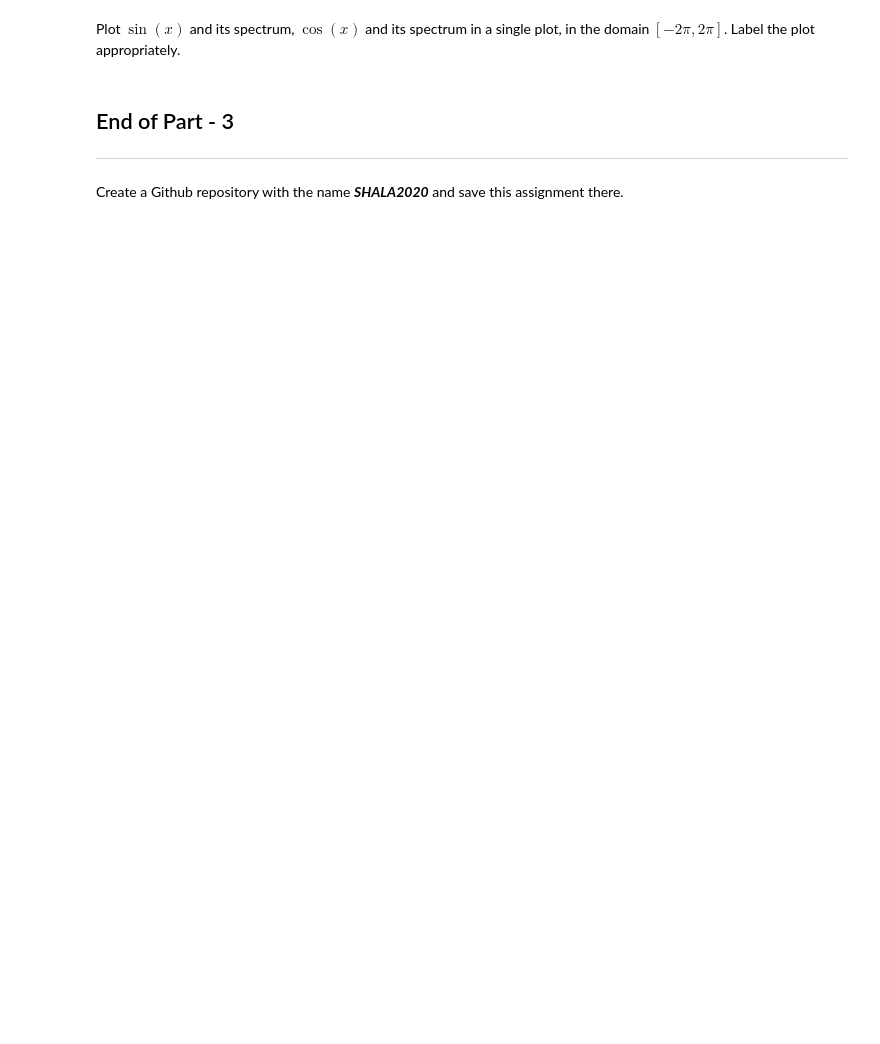
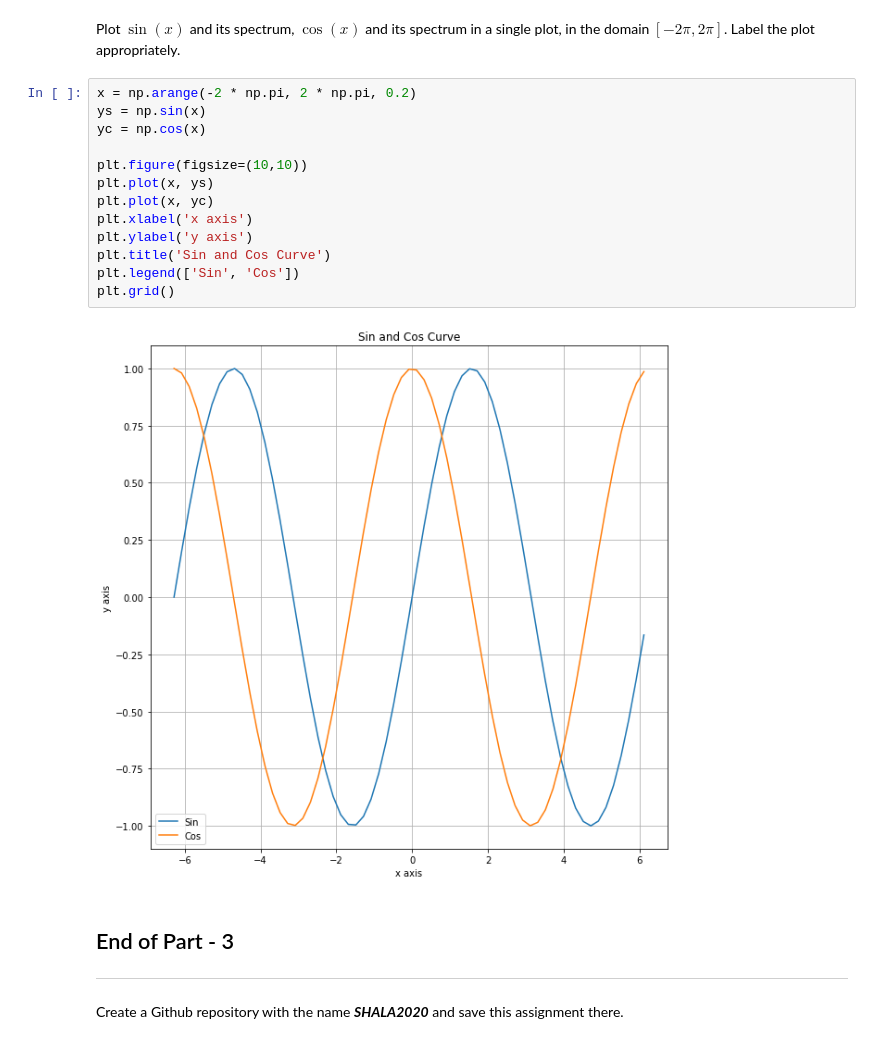
Before and after one commit to aveshag/SHALA2020, a Jupyter notebook: Assignment_1_DS.ipynb, the cells around one changed output. Drawn from its saved outputs; the diff is of its cells as text; blank space fills up the shorter version.

```diff
--- a/Assignment_1_DS.ipynb
+++ b/Assignment_1_DS.ipynb
@@ -326,5 +406,20 @@ Plot the sine function with domain in $[-3\pi,3\pi]$. Label the axes appropriate
 # %% [markdown]
 Plot $\sin(x)$ and its spectrum, $\cos(x)$ and its spectrum in a single plot, in the domain $[-2\pi,2\pi]$. Label the plot appropriately.
+# %%
+x = np.arange(-2 * np.pi, 2 * np.pi, 0.2)
+ys = np.sin(x)
+yc = np.cos(x)
+
+plt.figure(figsize=(10,10))
+plt.plot(x, ys)
+plt.plot(x, yc)
+plt.xlabel('x axis')
+plt.ylabel('y axis')
+plt.title('Sin and Cos Curve')
+plt.legend(['Sin', 'Cos'])
+plt.grid()
+# %% [output]
+[figure, added]
 # %% [markdown]
 ## End of Part - 3
 ---
```
Also changed, not shown: parts of 11 cells of this notebook.
